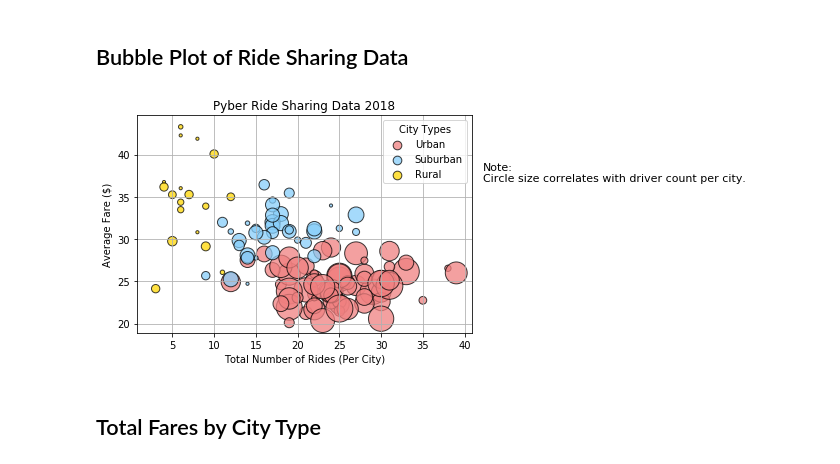
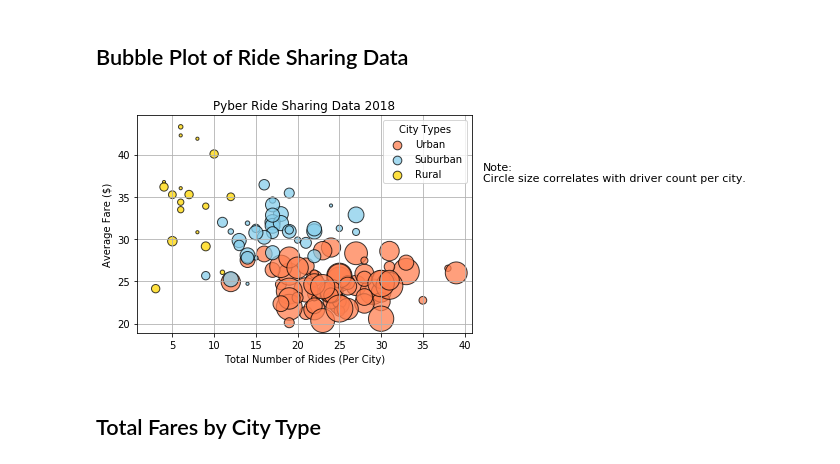
Before and after one commit to pinehat/matplotlib_pyber_project, a Jupyter notebook: pyber_kb.ipynb, the cells around one changed output. Saved outputs shown, nothing was run; the diff lists cells and outputs as text; code cells hidden in the pictures.

```diff
--- a/pyber_kb.ipynb
+++ b/pyber_kb.ipynb
@@ -73,53 +73,48 @@ rural = city_info[city_info['Type of City'] == 'Rural']
 suburban = city_info[city_info['Type of City'] == 'Suburban']
 urban = city_info[city_info['Type of City'] == 'Urban']
 
-color_codes = {'Pink':'#F08080','Blue':'#87CEFA','Yellow':'#FFD702'}
-
-city_color = {'Urban': color_codes['Pink'], 'Suburban': color_codes['Blue'],
-              'Rural': color_codes['Yellow']}
-
 plt.title('Pyber Ride Sharing Data 2018')
 
 # Build the scatter plots for each city types
 
 plt.scatter(urban['Number of Rides'], urban['Average Fare'],
-    s = urban['Number of Drivers']*10, color = city_color['Urban'],
+    s = urban['Number of Drivers']*10, color = "Coral",
     edgecolor = 'black', label = 'Urban', alpha = .75)
 plt.scatter(suburban['Number of Rides'], suburban['Average Fare'],
-    s = suburban['Number of Drivers']*10, color = city_color['Suburban'],
+    s = suburban['Number of Drivers']*10, color = "SkyBlue",
     edgecolor = 'black', label = 'Suburban', alpha = .75)
 plt.scatter(rural['Number of Rides'], rural['Average Fare'],
-    s = rural['Number of Drivers']*10, color = city_color['Rural'],
+    s = rural['Number of Drivers']*10, color = "Gold",
     edgecolor = 'black', label = 'Rural', alpha = .75)
 
 # Incorporate the other graph properties
 
 # Create a legend
 lgnd = plt.legend(title = "City Types")
 lgnd.legendHandles[0]._sizes = [75]
 lgnd.legendHandles[1]._sizes = [75]
 lgnd.legendHandles[2]._sizes = [75]
 
 plt.grid(True)
 
 plt.xlabel('Total Number of Rides (Per City)')
 plt.ylabel('Average Fare ($)')
 
 note = "Note:\nCircle size correlates with driver count per city."
 # Incorporate a text label regarding circle size
 plt.gcf().text(0.925, 0.65, note, fontsize=11)
 
 
 # Save Figure
 plt.savefig("pyberscatterplot.png", dpi=None, facecolor='w', edgecolor='w',
         orientation='portrait', papertype=None, format=None,
         transparent=False, bbox_inches=None, pad_inches=0.1,
         frameon=None, metadata=None)
 
 # Show plot
 plt.show()
 # %% [output]
-[figure, old version]
+[figure, new version]
 # %% [markdown]
 ## Total Fares by City Type
 # %%
```
Also changed, not shown: 1 other file.
